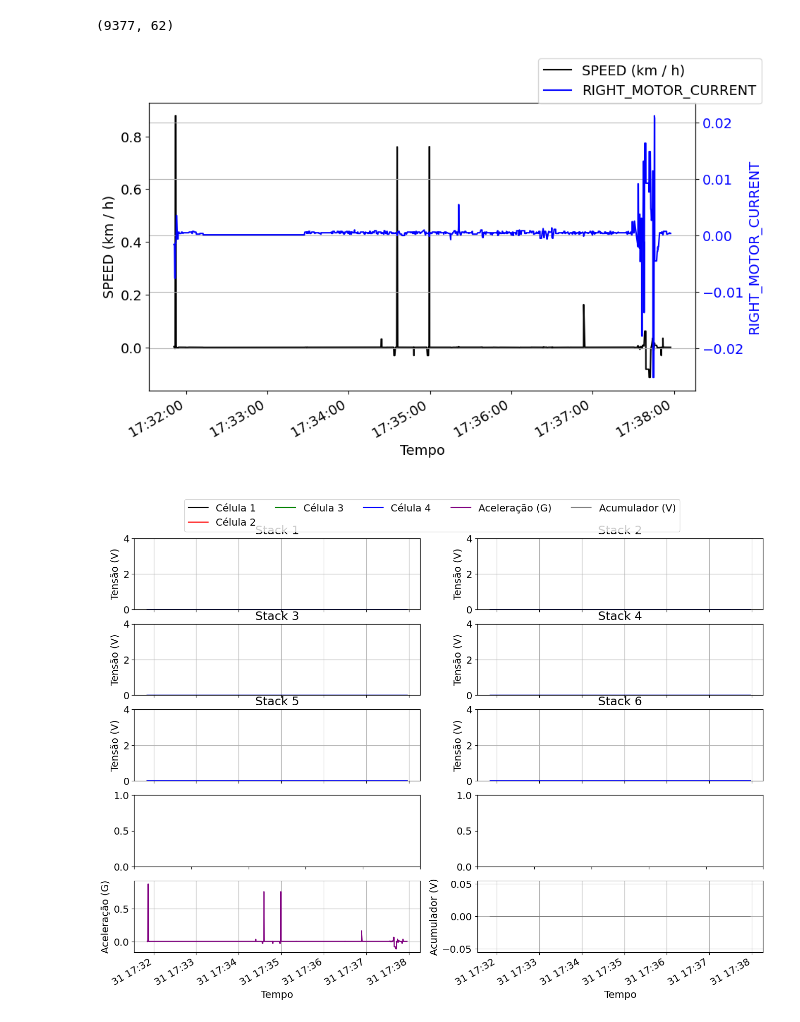
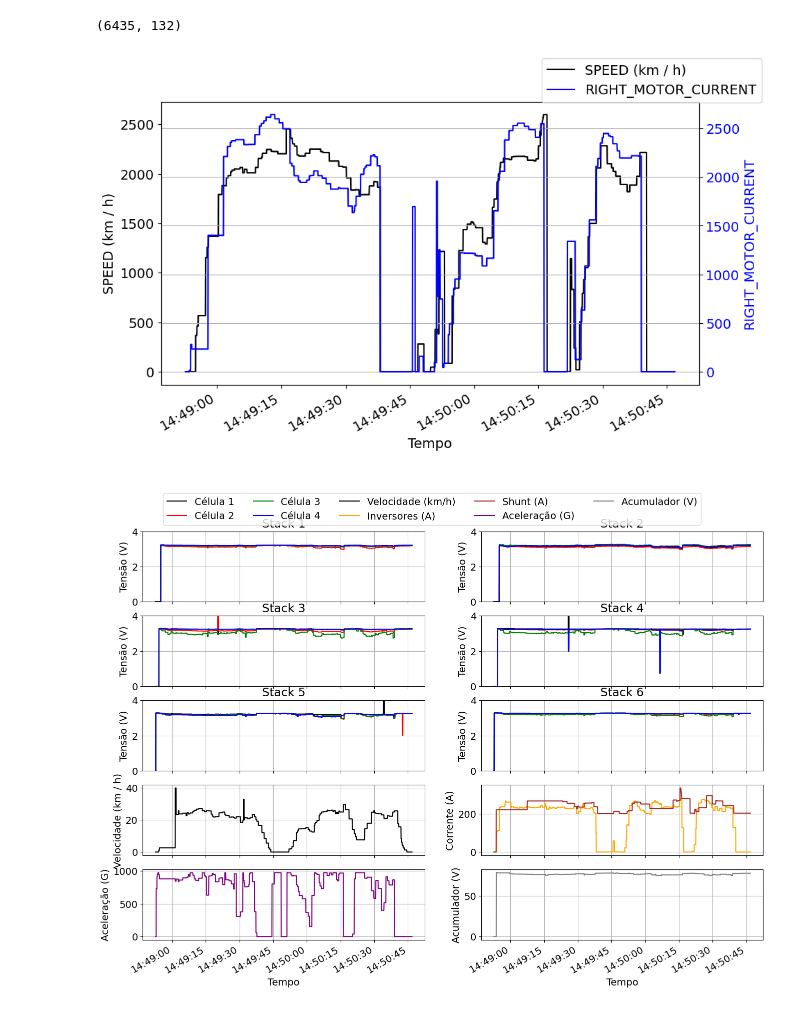
Before and after one commit to Tesla-UFMG/Data-Analysis, a Jupyter notebook: notebooks/csv_testing_2026.ipynb, the cells around one changed output. Saved outputs shown, nothing was run; the diff lists cells and outputs as text; code cells hidden in the pictures.

```diff
--- a/notebooks/csv_testing_2026.ipynb
+++ b/notebooks/csv_testing_2026.ipynb
@@ -12,7 +12,7 @@ plt.rcParams["figure.figsize"] = (10, 6)
 
 # dataset_path = "../data/dados_telemetria/odonto_081225/full"
 # dataset_path = "../data/dados_telemetria/oficina_151225_comp/full/mike"
-dataset_path = "../data/dados_telemetria/odonto_31052026/full"
+dataset_path = "../data/dados_telemetria/mineirao_27062026/full/boson2"
 # dataset_path = "../data/dados_telemetria/vespasiano_190126/full"
 
 
@@ -25,11 +25,11 @@ dataset_path = "../data/dados_telemetria/odonto_31052026/full"
 # csv_file_name = "full.csv"
 # csv_folder = csv_file_name.split('_')[0]
 # full_df = pd.read_csv(f'{dataset_path}/{csv_folder}/{csv_file_name}')
-full_df = pd.read_csv(f'{dataset_path}/full_df.csv')
+full_df = pd.read_csv(f'{dataset_path}/boson2_skidpad2.csv')
 # full_df.columns
 full_df.shape
 # %% [output]
-(9377, 62)
+(6435, 132)
 # %%
 def get_range_by_time(timestamps, start_date, end_date):
     if end_date == -1 or start_date == -1:
@@ -56,9 +56,9 @@ def get_range_by_time(timestamps, start_date, end_date):
 
     return range(start_idx, end_idx)
 
-START_DATE = datetime(2026, 5, 31, 17, 30, 5, tzinfo=ZoneInfo("America/Sao_Paulo"))
-END_DATE = datetime(2026, 5, 31, 17, 38, 10, tzinfo=ZoneInfo("America/Sao_Paulo"))
-# END_DATE = -1
+START_DATE = datetime(2026, 6, 27, 14, 49, 30, tzinfo=ZoneInfo("America/Sao_Paulo"))
+END_DATE = datetime(2026, 6, 27, 14, 49, 45, tzinfo=ZoneInfo("America/Sao_Paulo"))
+END_DATE = -1
 
 range_plot = get_range_by_time(full_df['timestamp'], START_DATE, END_DATE)
 timestamps_plot = full_df['timestamp'][range_plot] / 1000
@@ -67,35 +67,35 @@ timestamps_plot = full_df['timestamp'][range_plot] / 1000
 dates_plot = [datetime.fromtimestamp(ts) for ts in timestamps_plot]
 # %%
 # car_velocity = (full_df['LEFT_MOTOR_CURRENT'] + full_df['RIGHT_MOTOR_CURRENT'])
-car_velocity = full_df['ACCEL_LONGITUDINAL']
+right_motor_rpm = full_df['RPM_R_MOTOR']
 # car_velocity = (full_df['LEFT_MOTOR_SPEED'] + full_df['RIGHT_MOTOR_SPEED']) / 2
-mode = full_df['ACCEL_LATERAL']
+left_motor_rpm = full_df['RPM_L_MOTOR']
 
 # Create the plot
 fig, ax1 = plt.subplots()
-ax1.plot(dates_plot, car_velocity[range_plot], color="black", label="SPEED (km / h)")
+ax1.plot(dates_plot, right_motor_rpm[range_plot], color="black", label="SPEED (km / h)")
 ax1.set_xlabel('Tempo')
 ax1.set_ylabel('SPEED (km / h)', color='black')
 
 # Create a second y-axis sharing the same x-axis
 ax2 = ax1.twinx()
 
-ax2.plot(dates_plot, mode[range_plot], color="blue", label="RIGHT_MOTOR_CURRENT")
+ax2.plot(dates_plot, left_motor_rpm[range_plot], color="blue", label="RIGHT_MOTOR_CURRENT")
 ax2.set_ylabel('RIGHT_MOTOR_CURRENT', color='blue')
 ax2.tick_params(axis='y', labelcolor='blue')
 
 date_format = mdates.DateFormatter("%H:%M:%S")
 ax1.xaxis.set_major_formatter(date_format)
 
 # Optional: Rotate x-axis labels for better readability if they overlap
 fig.autofmt_xdate()
 
 # Optional: align legends
 fig.legend(loc='upper right')
 plt.grid(True)
 plt.show()
 # %% [output]
-[figure, old version]
+[figure, new version]
 # %%
 fig, axs = plt.subplots(5,2, figsize=(16,12)) # Adjust figsize as needed
 
@@ -173,13 +173,24 @@ axs[2,1].xaxis.set_major_formatter(date_format)
 axs[2,1].set_ylim(Y_LIM_RANGE)
 axs[2,1].grid()
 
-axs[4,0].plot(dates_plot, full_df['ACCEL_LONGITUDINAL'][range_plot], color="purple", label="Aceleração (G)")
+axs[3,0].plot(dates_plot, full_df['SPEED_AVG'][range_plot], color="black", label="Velocidade (km/h)")
+axs[3,0].set_xlabel('Tempo')
+axs[3,0].set_ylabel('Velocidade (km / h)', color='black')
+axs[3,0].grid()
+
+axs[3,1].plot(dates_plot, (full_df['RIGHT_MOTOR_CURRENT'] + full_df['LEFT_MOTOR_CURRENT'])[range_plot], color="orange", label='Inversores (A)')
+axs[3,1].plot(dates_plot, (full_df['SHUNT_CURRENT'])[range_plot], color="brown", label='Shunt (A)')
+axs[3,1].set_xlabel('Tempo')
+axs[3,1].set_ylabel('Corrente (A)')
+axs[3,1].grid()
+
+axs[4,0].plot(dates_plot, full_df['THROTTLE'][range_plot], color="purple", label="Aceleração (G)")
 axs[4,0].set_xlabel('Tempo')
 axs[4,0].set_ylabel('Aceleração (G)', color='black')
 axs[4,0].grid()
 
 # axs[4,1].plot(dates_plot, full_df['THROTTLE'], color="black")
-axs[4,1].plot(dates_plot, full_df['ACUMULATOR_VOLTAGE'][range_plot], color="gray", label='Acumulador (V)')
+axs[4,1].plot(dates_plot, full_df['TRACTIVE_VOLTAGE'][range_plot], color="gray", label='Acumulador (V)')
 axs[4,1].set_xlabel('Tempo')
 axs[4,1].set_ylabel('Acumulador (V)', color='black')
 axs[4,1].grid()
@@ -192,4 +203,4 @@ fig.legend(loc='upper center', ncol=5, borderaxespad=2)
 # fig.suptitle("Vespasiano 19/01/26 - " + csv_file_name)
 plt.show()
 # %% [output]
-[figure, old version]
+[figure, new version]
```
Also changed, not shown: 40 other files.
